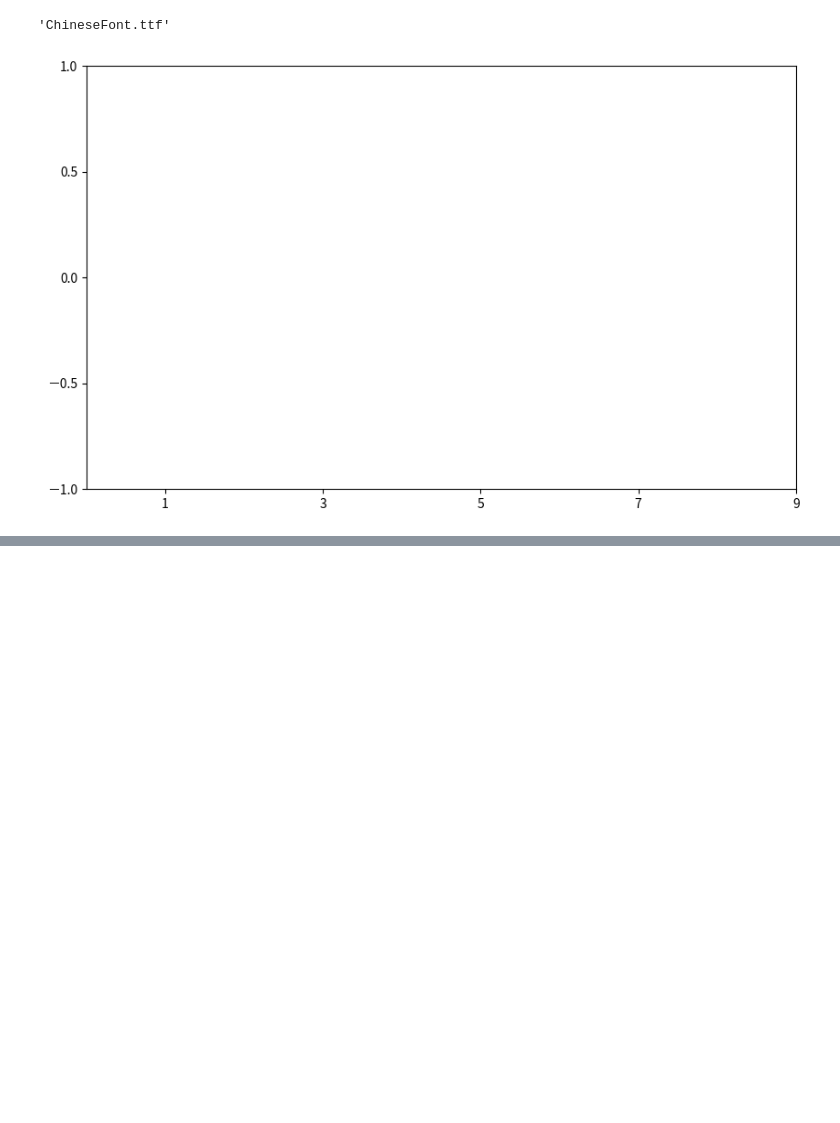
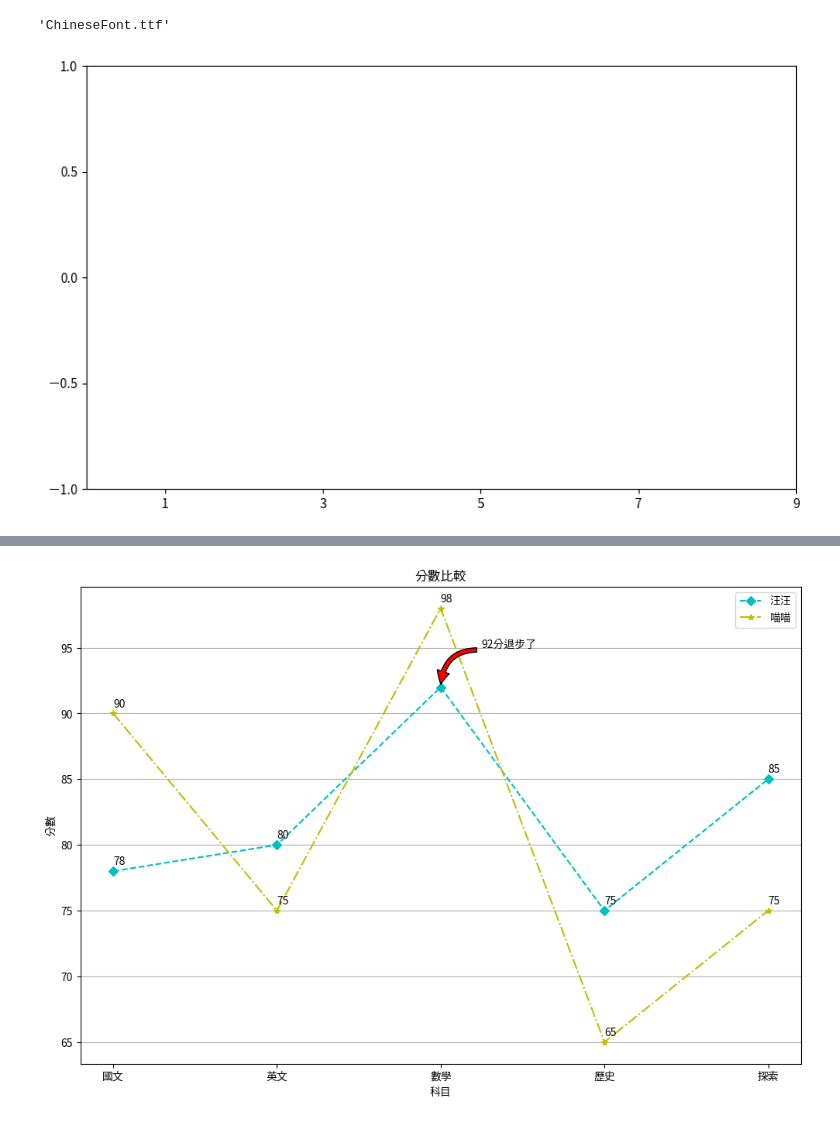
Before and after one commit to MokoJiang/python_analysis, a Jupyter notebook: lesson7_3.ipynb, the cells around one changed output, grey strips where cells are left out. Drawn from its saved outputs; the diff is of its cells as text; code cells hidden in the pictures; blank space fills up the shorter version.

```diff
--- a/lesson7_3.ipynb
+++ b/lesson7_3.ipynb
@@ -50,0 +61,37 @@ plt.show()
+# %%
+subjects = list(student1.keys())
+score1 = list(student1.values())
+score2 = list(student2.values())
+
+figure = plt.figure(figsize=(12,8))
+axes = figure.add_subplot(1,1,1)
+axes.set_title("分數比較")
+axes.set_xlabel("科目")
+axes.set_ylabel("分數")
+axes.plot(subjects,score1,'cD--',label="汪汪")
+axes.plot(subjects,score2,'y*-.',label="喵喵")
+axes.legend()
+axes.grid(axis='y')
+
+# 找出數學在subjects列表中的索引
+math_index = subjects.index('數學')
+
+for idx, (s, v1, v2) in enumerate(zip(subjects, score1, score2)):
+    if s == '數學' and v1 == 92:
+        # 對於數學成績，使用特殊的箭頭樣式
+        # 使用arc3連接樣式並調整弧度來模擬90度轉向
+        axes.annotate(f'{v1}'"分退步了",
+                      xy=(math_index, v1),
+                      xytext=(math_index+0.25, v1+3),  # 將文字向右上方移動
+                      arrowprops=dict(
+                          facecolor='red',
+                          shrink=0.05,
+                          connectionstyle='arc3,rad=0.5'  #負值使弧度向右彎曲 #正值使弧度向左彎曲
+                      ))
+        axes.annotate(f'{v2}', xy=(s, v2+0.5))
+    else:
+        axes.annotate(f'{v1}', xy=(s, v1+0.5))
+        axes.annotate(f'{v2}', xy=(s, v2+0.5))
+plt.show()
+# %% [output]
+[figure, added]
```
Also changed, not shown: parts of 4 cells of this notebook.
